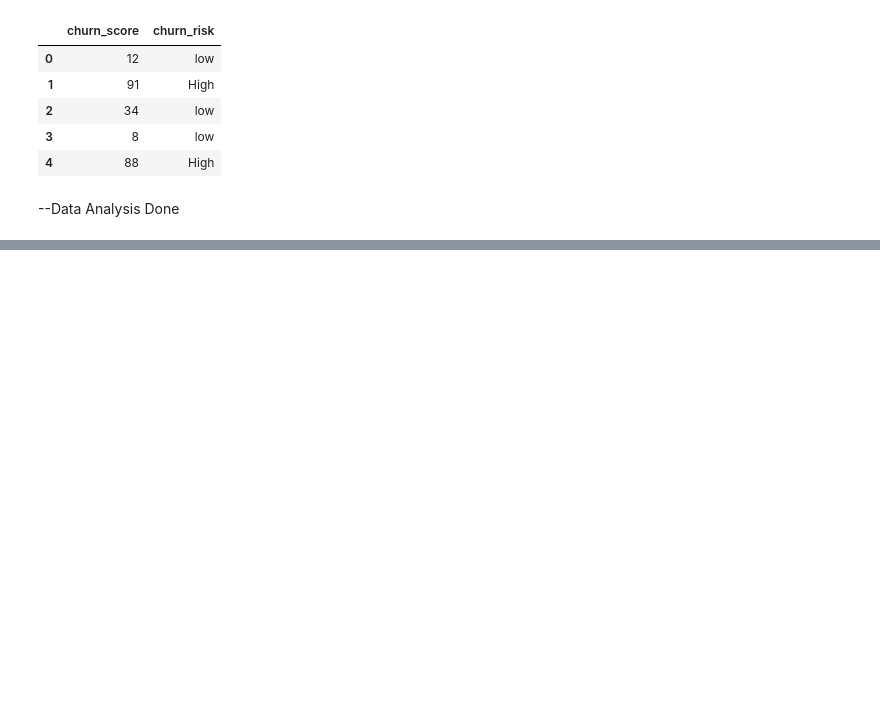
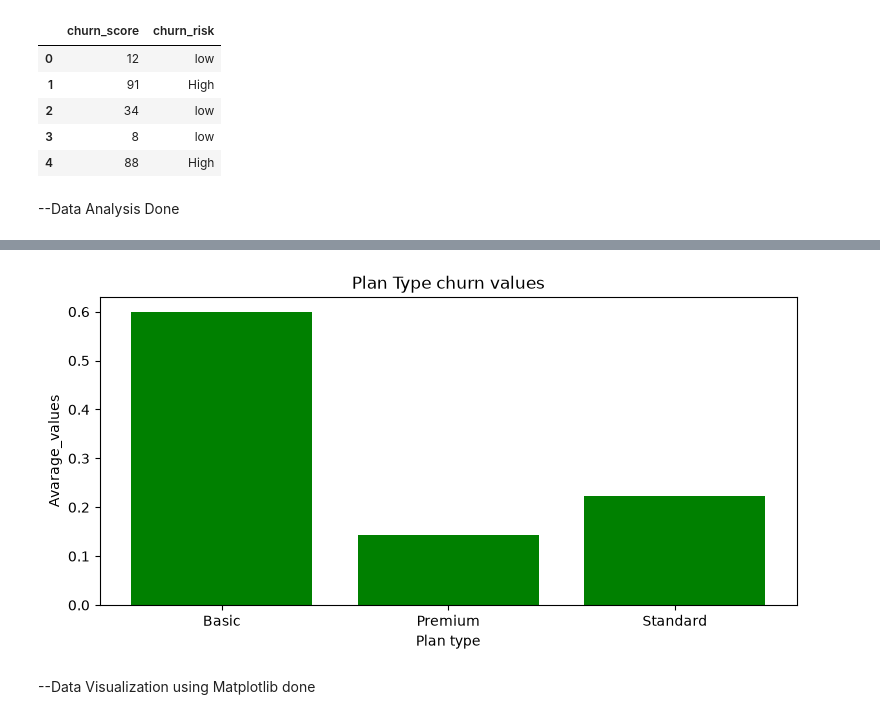
Before and after one commit to Nigam2004/Churn_Analysis, a Jupyter notebook: Churn_analysis.ipynb, the cells around one changed output, grey strips where cells are left out. Cells and saved outputs as stored; diff of their text form; code cells hidden in the pictures; blank space fills up the shorter version.

```diff
--- a/Churn_analysis.ipynb
+++ b/Churn_analysis.ipynb
@@ -546,0 +564,14 @@ df[["churn_score",'churn_risk']].head()
+# %%
+##churn by plan type
+churn_plan=df_visual.groupby("plan_type")['churn_flag'].mean()
+churn_plan
+plt.figure(figsize=(9,4))
+plt.bar(churn_plan.index,churn_plan.values,color="green")
+plt.xlabel('Plan type')
+plt.title('Plan Type churn values')
+plt.ylabel('Avarage_values')
+plt.show()
+# %% [output]
+[figure, added]
+# %% [markdown]
+--Data Visualization using Matplotlib done
```
Also changed, not shown: parts of 3 cells of this notebook, 1 other file.
